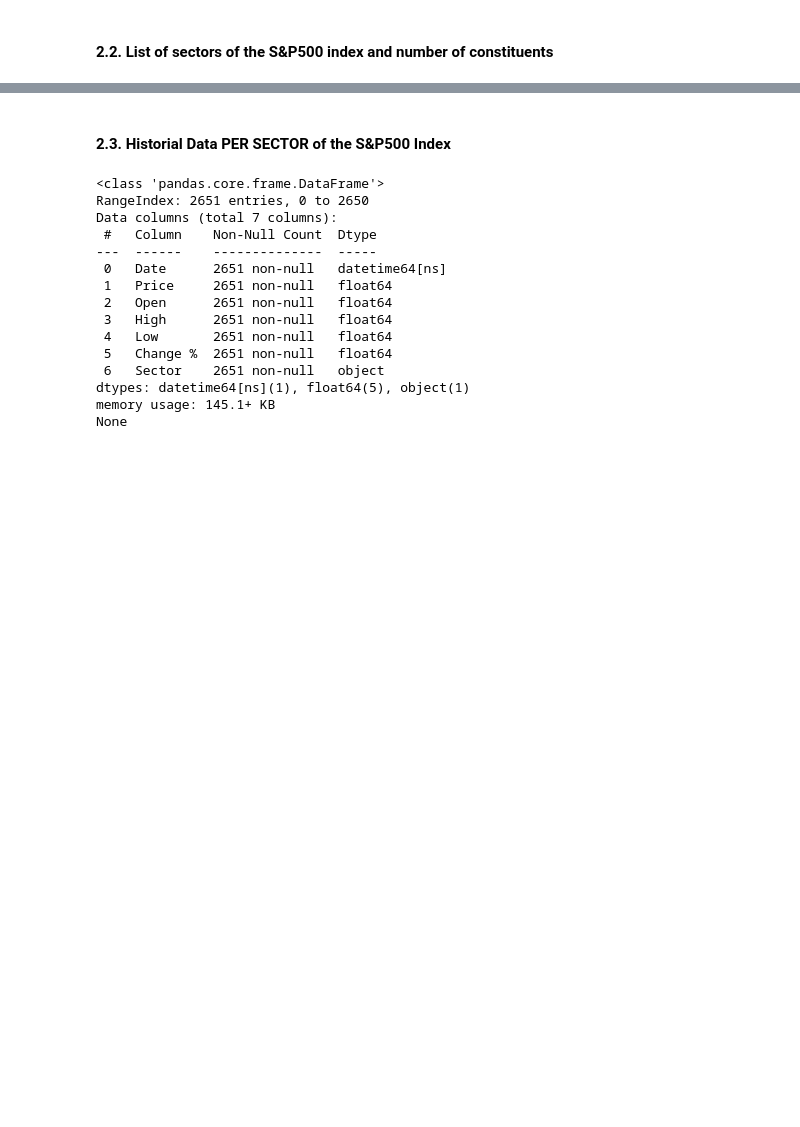
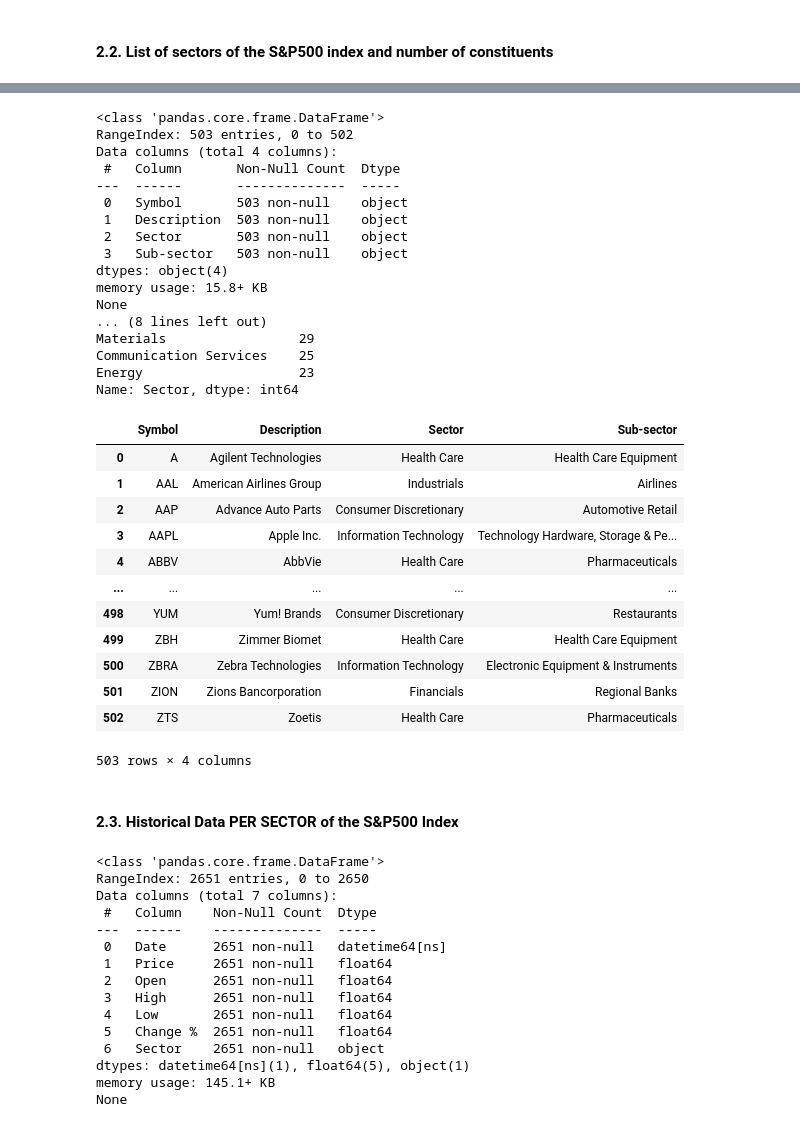
Before and after one commit to rocklurva/Mini-Project-1, a Jupyter notebook: main.ipynb, the cells around one changed output, grey strips where cells are left out. Drawn from its saved outputs; the diff is of its cells as text; code cells hidden in the pictures; blank space fills up the shorter version.

```diff
--- a/main.ipynb
+++ b/main.ipynb
@@ -154,5 +140,50 @@ Name: Industry, dtype: int64
+# %%
+# Clean sectors and constituents dataframe
+
+adjust_constituents_sectors_df = constituents_and_sectors_df.rename(columns={"Ticker": "Symbol", "Name": "Description",
+                                                                            "Industry": "Sector", "Sub-Industry": "Sub-sector"})
+adjust_constituents_sectors_df = adjust_constituents_sectors_df[["Symbol", "Description", "Sector", "Sub-sector"]]
+# %%
+# Create a new DataFrame with the cleaned data of the constituents and sectors
+
+clean_constituents_and_sectors = pd.DataFrame(adjust_constituents_sectors_df)
+
+print(clean_constituents_and_sectors.info())
+print(clean_constituents_and_sectors["Sector"].value_counts())
+clean_constituents_and_sectors
+# %% [output]
+<class 'pandas.core.frame.DataFrame'>
+RangeIndex: 503 entries, 0 to 502
+Data columns (total 4 columns):
+ #   Column       Non-Null Count  Dtype
+---  ------       --------------  -----
+ 0   Symbol       503 non-null    object
+ 1   Description  503 non-null    object
+ 2   Sector       503 non-null    object
+ 3   Sub-sector   503 non-null    object
+dtypes: object(4)
+memory usage: 15.8+ KB
+None
+... (8 lines left out)
+Materials                 29
+Communication Services    25
+Energy                    23
+Name: Sector, dtype: int64
+|  | Symbol | Description | Sector | Sub-sector |
+| 0 | A | Agilent Technologies | Health Care | Health Care Equipment |
+| 1 | AAL | American Airlines Group | Industrials | Airlines |
+| 2 | AAP | Advance Auto Parts | Consumer Discretionary | Automotive Retail |
+| 3 | AAPL | Apple Inc. | Information Technology | Technology Hardware, Storage & Pe... |
+| 4 | ABBV | AbbVie | Health Care | Pharmaceuticals |
+| ... | ... | ... | ... | ... |
+| 498 | YUM | Yum! Brands | Consumer Discretionary | Restaurants |
+| 499 | ZBH | Zimmer Biomet | Health Care | Health Care Equipment |
+| 500 | ZBRA | Zebra Technologies | Information Technology | Electronic Equipment & Instruments |
+| 501 | ZION | Zions Bancorporation | Financials | Regional Banks |
+| 502 | ZTS | Zoetis | Health Care | Pharmaceuticals |
+503 rows × 4 columns
 # %% [markdown]
-#### 2.3. Historial Data PER SECTOR of the S&P500 Index
+#### 2.3. Historical Data PER SECTOR of the S&P500 Index
 # %%
 # Read and merge Historical Data for each specific sector of the S&P500 Index
 
```
Also changed, not shown: parts of 6 cells of this notebook.
